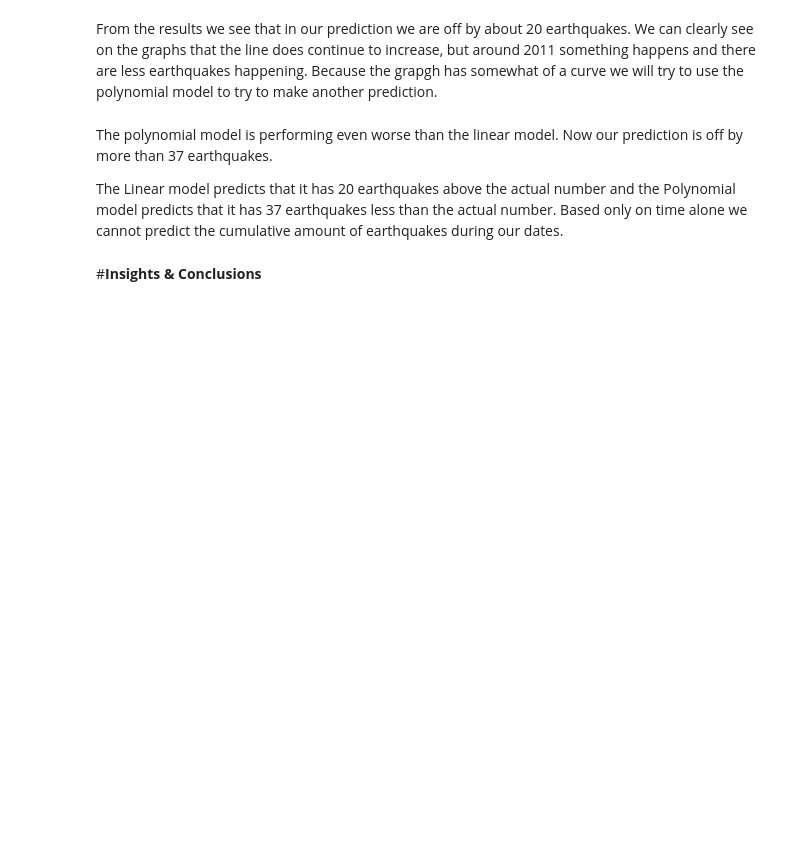
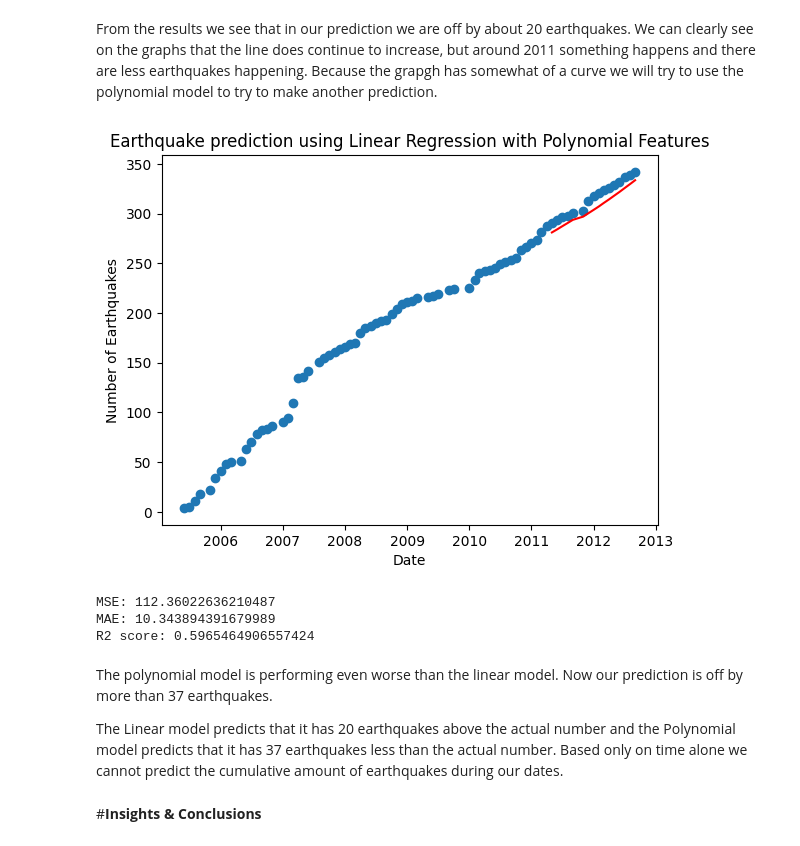
Before and after one commit to NatalieFig/cmsc320finalproj, a Jupyter notebook: CMSC320_Final_Project.ipynb, the cells around one changed output. Cells and saved outputs as stored; diff of their text form; code cells hidden in the pictures; blank space fills up the shorter version.

Commit message:
restructured some of the sections, added intro, and fixed polynomial degree at end

```diff
--- a/CMSC320_Final_Project.ipynb
+++ b/CMSC320_Final_Project.ipynb
@@ -908,33 +999,38 @@ print(f"R2 score: {model_r2}")
 # %% [markdown]
 From the results we see that in our prediction we are off by about 20 earthquakes. We can clearly see on the graphs that the line does continue to increase, but around 2011 something happens and there are less earthquakes happening. Because the grapgh has somewhat of a curve we will try to use the polynomial model to try to make another prediction.
 # %%
-poly = PolynomialFeatures(degree=2)
+poly = PolynomialFeatures(degree=3)
 
 X_train_poly = poly.fit_transform(X_train)
 X_test_poly = poly.transform(X_test)
 
 model = LinearRegression()
 model.fit(X_train_poly, Y_train)
 model_pred = model.predict(X_test_poly)
 
 plt.scatter(region_monthly['date'], region_monthly['earthquake_count'],
             label='Actual earthquakes')
 
 plt.plot(region_monthly['date'][where_to_split_data:], model_pred, color='red',
          label='Prediction Linear Regression')
 
 plt.xlabel('Date')
 plt.ylabel('Number of Earthquakes')
-plt.title('Earthquake prediction using Linear Regression')
+plt.title('Earthquake prediction using Linear Regression with Polynomial Features')
 plt.show()
 
 model_mse = mean_squared_error(Y_test, model_pred)
 model_r2 = r2_score(Y_test, model_pred)
 model_mae = mean_absolute_error(Y_test, model_pred)
 
 print(f"MSE: {model_mse}")
 print(f"MAE: {model_mae}")
 print(f"R2 score: {model_r2}")
+# %% [output]
+[figure, added]
+MSE: 112.36022636210487
+MAE: 10.343894391679989
+R2 score: 0.5965464906557424
 # %% [markdown]
 The polynomial model is performing even worse than the linear model. Now our prediction is off by more than 37 earthquakes.
 
```
Also changed, not shown: parts of 47 cells of this notebook.
